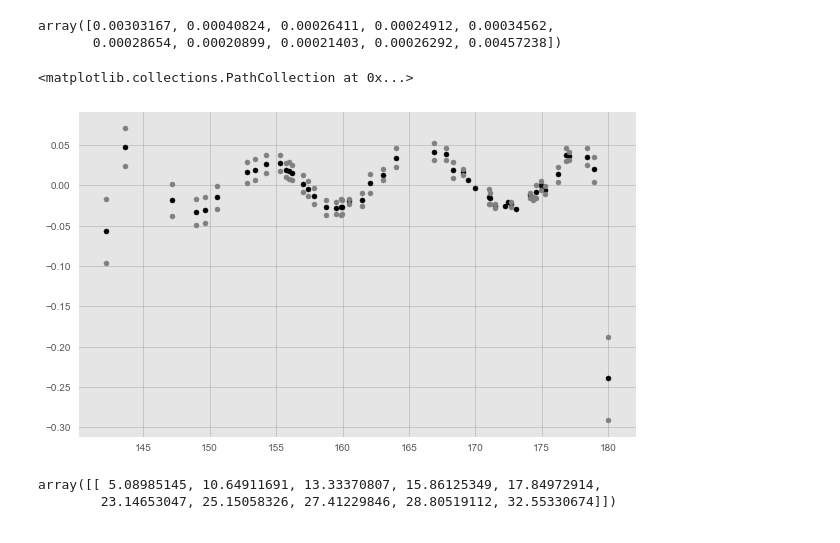
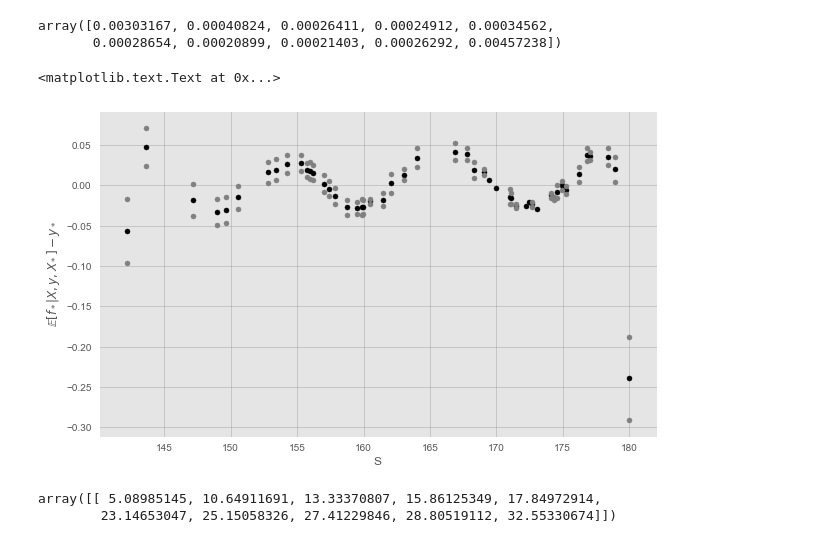
Before and after one commit to xiwenjin/Bayesian-modeling, a Jupyter notebook: GPs_MarketRisk.ipynb, the cells around one changed output. Cells and saved outputs as stored; diff of their text form; code cells hidden in the pictures.

```diff
--- a/GPs_MarketRisk.ipynb
+++ b/GPs_MarketRisk.ipynb
@@ -134,15 +134,17 @@ down = predict_mean.T + 2 * np.sqrt(np.diag(var))
 # %%
 plt.figure(figsize = (10,6), facecolor='white', edgecolor='white')
 #plt.fill_between(up, down, color = 'grey', alpha=0.3)
 plt.grid(True, color = 'grey', alpha = 0.3)
 
 plt.scatter(S[idx_test], predict_mean- y_test, color = 'black', s=25.0)
 plt.scatter(S[idx_test], up.T-y_test, color = 'grey', s=25.0)
 plt.scatter(S[idx_test], down.T-y_test, color = 'grey', s=25.0)
+plt.xlabel('S')
+plt.ylabel('$\mathbb{E}[f_*| X, y, X_*]-y_*$')
 #plt.scatter(S[idx_test], predict_mean, color = 'r',s=25.0)
 # %% [output]
-<matplotlib.collections.PathCollection at 0x...>
+<matplotlib.text.Text at 0x...>
-[figure, old version]
+[figure, new version]
 # %%
 predict_mean.T-np.sqrt(np.diag(var))
 # %% [output]
```
